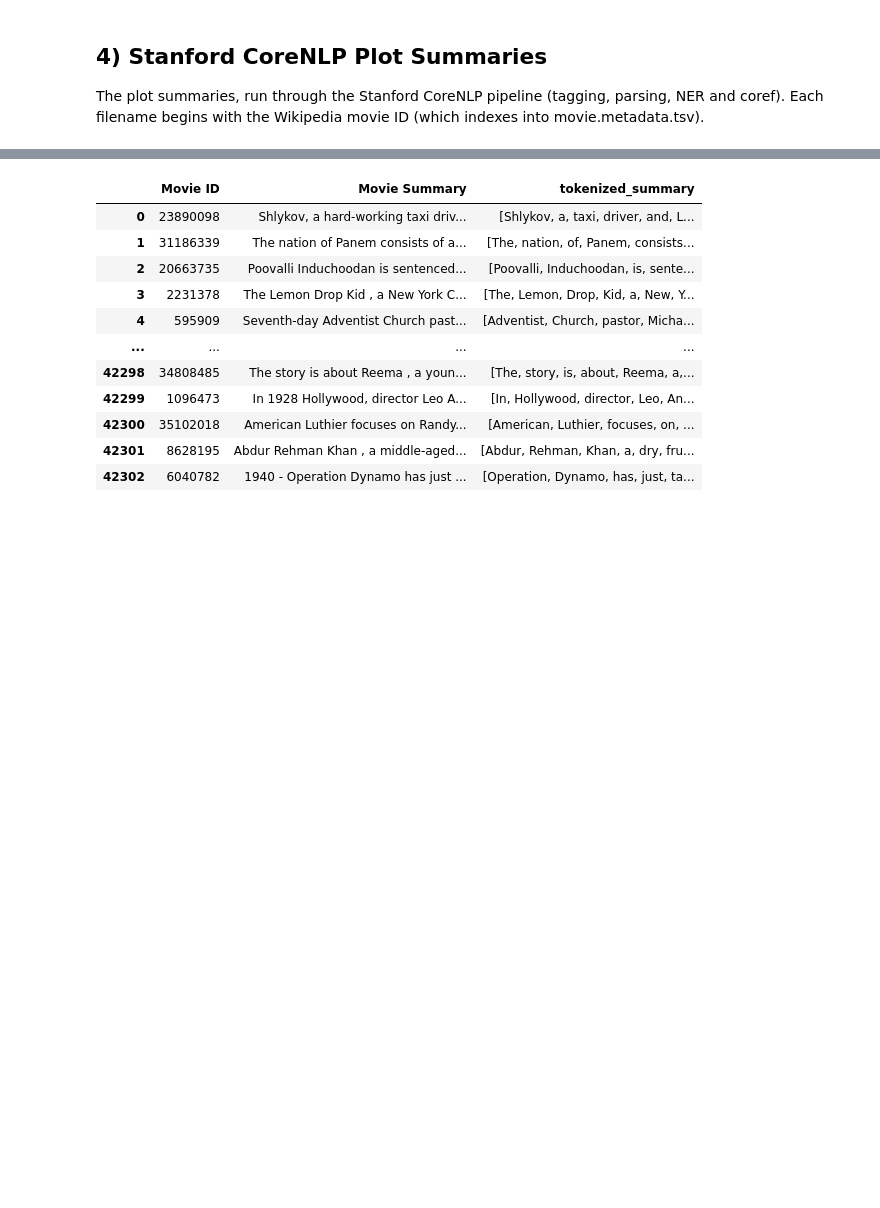
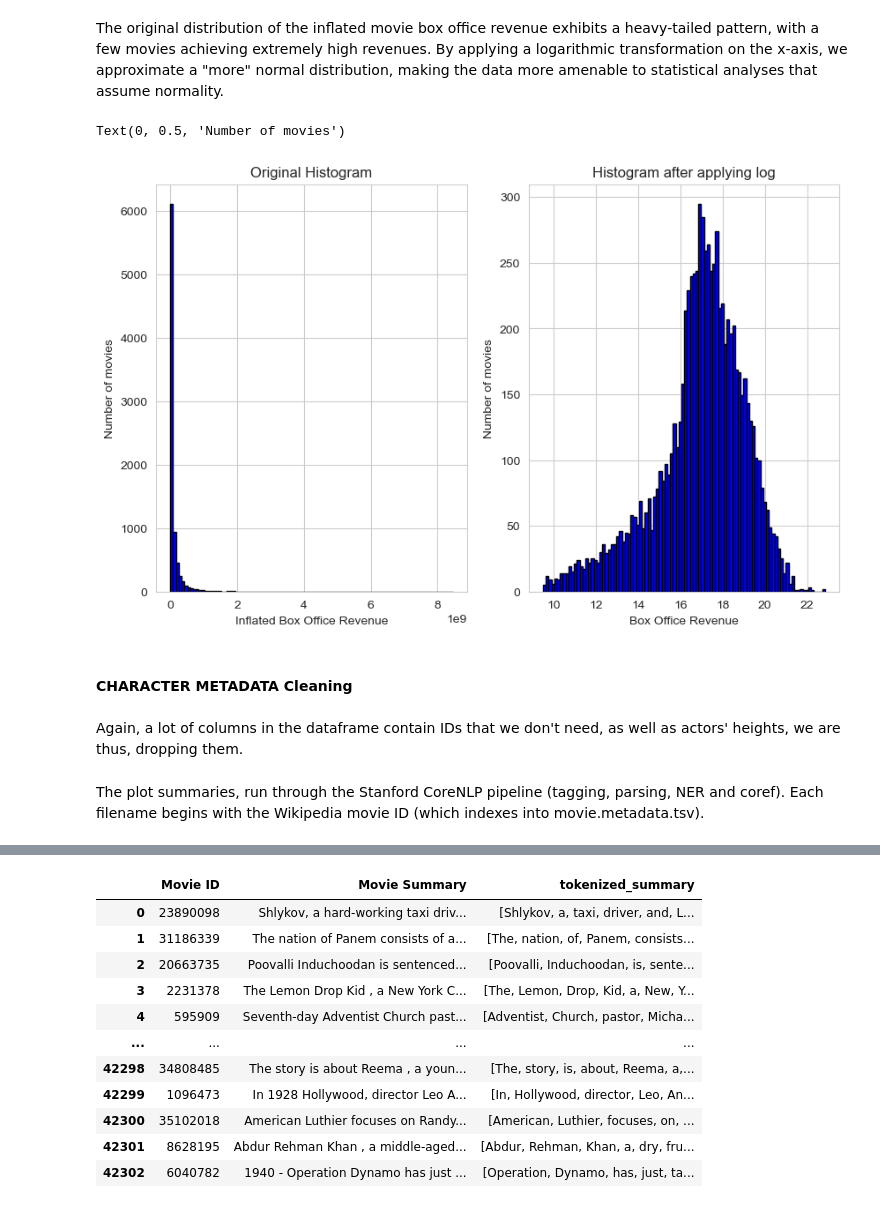
Before and after one commit to epfl-ada/ada-2023-project-adaflix, a Jupyter notebook: milestone_2.ipynb, the cells around one changed output, grey strips where cells are left out. Saved outputs shown, nothing was run; the diff lists cells and outputs as text; code cells hidden in the pictures; blank space fills up the shorter version.

```diff
--- a/milestone_2.ipynb
+++ b/milestone_2.ipynb
@@ -167,0 +101,22 @@ summary_metadata.sample(3)
+# %% [markdown]
+The original distribution of the inflated movie box office revenue exhibits a heavy-tailed pattern, with a few movies achieving extremely high revenues. By applying a logarithmic transformation on the x-axis, we approximate a "more" normal distribution, making the data more amenable to statistical analyses that assume normality.
+# %%
+fig, axs = plt.subplots(1, 2, figsize=(10, 6))
+
+# Plotting the original distribution and the distribution after applying log function on the revenue feature
+movie_with_inflation['Revenue with inflation'].hist(ax=axs[0], bins=100, color='blue', edgecolor='black')
+movie_with_inflation['log_revenues'] = np.log(movie_with_inflation['Revenue with inflation'])
+movie_with_inflation['log_revenues'].hist(ax=axs[1], bins=100, color='blue', edgecolor='black')
+axs[0].set_title('Original Histogram')
+axs[0].set_xlabel('Inflated Box Office Revenue')
+axs[0].set_ylabel('Number of movies')
+axs[1].set_title('Histogram after applying log')
+axs[1].set_xlabel('Box Office Revenue')
+axs[1].set_ylabel('Number of movies')
+# %% [output]
+Text(0, 0.5, 'Number of movies')
+[figure, added]
+# %% [markdown]
+#### CHARACTER METADATA Cleaning
+# %% [markdown]
+Again, a lot of columns in the dataframe contain IDs that we don't need, as well as actors' heights, we are thus, dropping them.
@@ -168,6 +127,4 @@ summary_metadata.sample(3)
 # %% [markdown]
-## 4) Stanford CoreNLP Plot Summaries
-
 The plot summaries, run through the Stanford CoreNLP pipeline (tagging, parsing, NER and coref). Each filename begins with the Wikipedia movie ID (which indexes into movie.metadata.tsv).
 # %%
 # Form more details run the scripts/corenlp_plot_summary_parsing.ipynb
```
Also changed, not shown: parts of 126 cells of this notebook, 1 other file.
